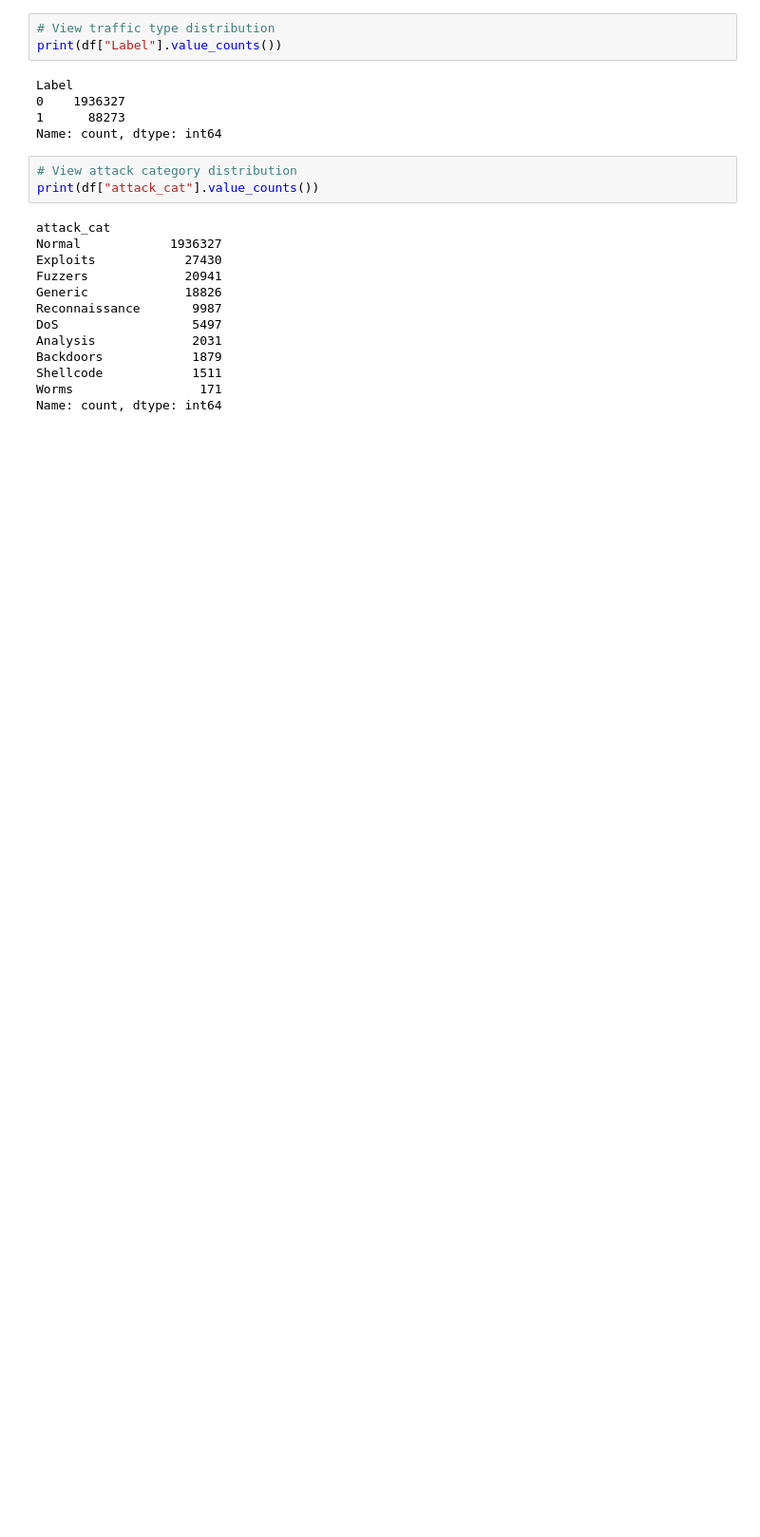
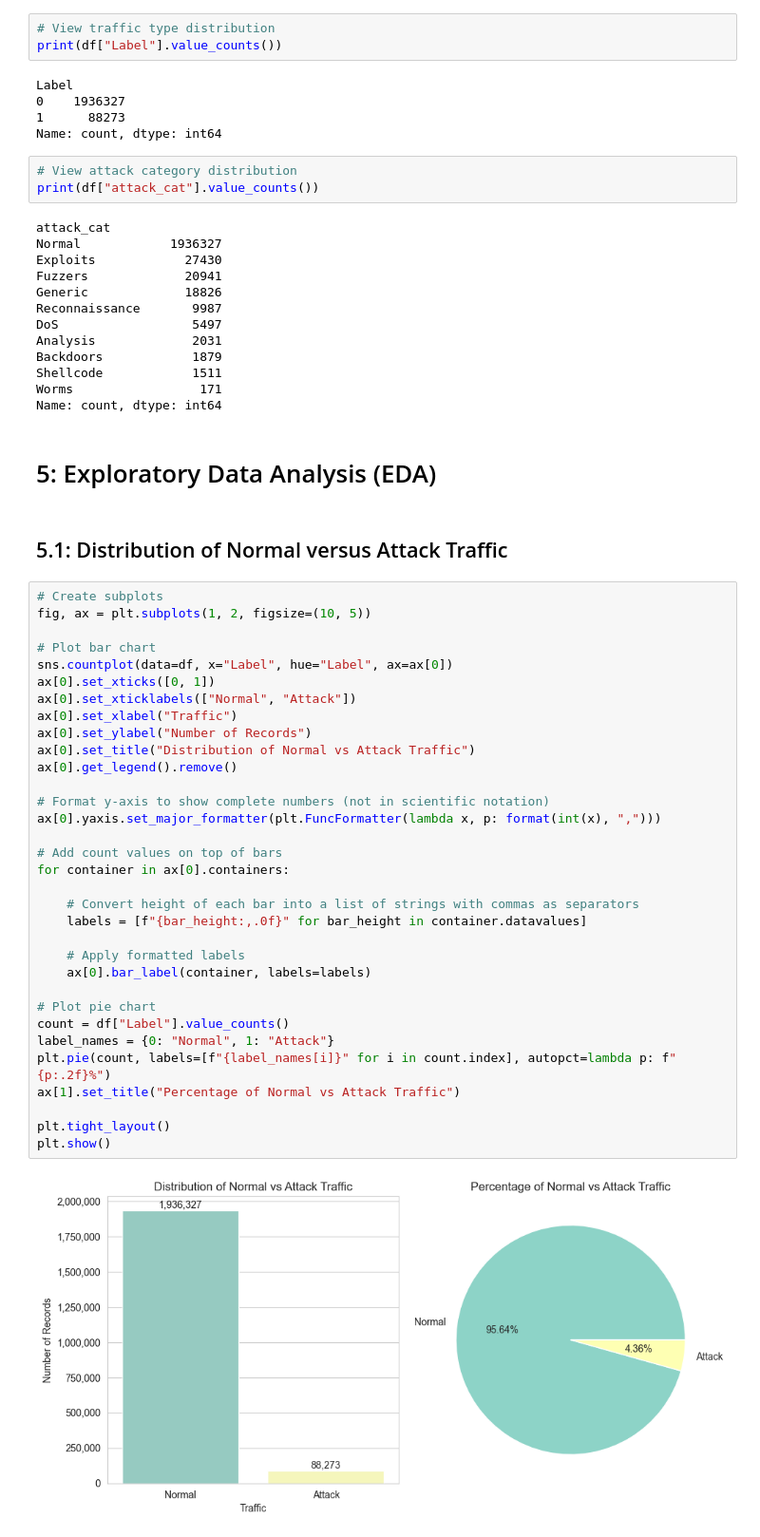
Before and after one commit to ctanyiquan/Network-Intrusion-Detection-System_UNSW-NB15, a Jupyter notebook: DataFrame Preparation.ipynb, the cells around one changed output. Shown at 95% size. Saved outputs shown, nothing was run; the diff lists cells and outputs as text; blank space fills up the shorter version.

Commit message:
WIP: Exploratory Data Analysis (EDA)

```diff
--- a/DataFrame Preparation.ipynb
+++ b/DataFrame Preparation.ipynb
@@ -365,3 +381,42 @@ Backdoors            1879
 Shellcode            1511
 Worms                 171
 Name: count, dtype: int64
+# %% [markdown]
+# 5: Exploratory Data Analysis (EDA)
+# %% [markdown]
+## 5.1: Distribution of Normal versus Attack Traffic
+# %%
+# Create subplots
+fig, ax = plt.subplots(1, 2, figsize=(10, 5))
+
+# Plot bar chart
+sns.countplot(data=df, x="Label", hue="Label", ax=ax[0])
+ax[0].set_xticks([0, 1])
+ax[0].set_xticklabels(["Normal", "Attack"])
+ax[0].set_xlabel("Traffic")
+ax[0].set_ylabel("Number of Records")
+ax[0].set_title("Distribution of Normal vs Attack Traffic")
+ax[0].get_legend().remove()
+
+# Format y-axis to show complete numbers (not in scientific notation)
+ax[0].yaxis.set_major_formatter(plt.FuncFormatter(lambda x, p: format(int(x), ",")))
+
+# Add count values on top of bars
+for container in ax[0].containers:
+
+    # Convert height of each bar into a list of strings with commas as separators
+    labels = [f"{bar_height:,.0f}" for bar_height in container.datavalues]
+
+    # Apply formatted labels
+    ax[0].bar_label(container, labels=labels)
+
+# Plot pie chart
+count = df["Label"].value_counts()
+label_names = {0: "Normal", 1: "Attack"}
+plt.pie(count, labels=[f"{label_names[i]}" for i in count.index], autopct=lambda p: f"{p:.2f}%")
+ax[1].set_title("Percentage of Normal vs Attack Traffic")
+
+plt.tight_layout()
+plt.show()
+# %% [output]
+[figure, added]
```
Also changed, not shown: parts of 31 cells of this notebook.
